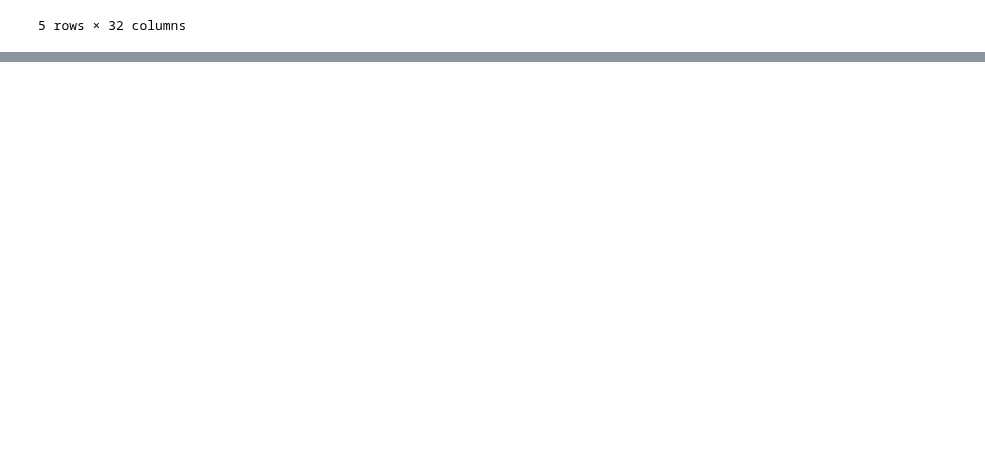
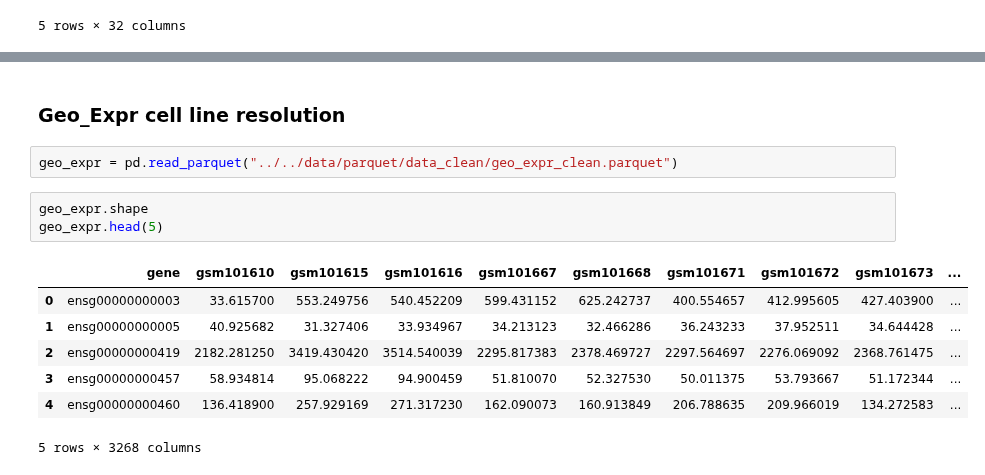
Before and after one commit to UoB-AstraZeneca-25-26/UoB-GeneTraceAI-25-26, a Jupyter notebook: src/notebooks/02b_trackB_key_resolution.ipynb, the cells around one changed output, grey strips where cells are left out. Saved outputs shown, nothing was run; the diff lists cells and outputs as text; blank space fills up the shorter version.

```diff
--- a/src/notebooks/02b_trackB_key_resolution.ipynb
+++ b/src/notebooks/02b_trackB_key_resolution.ipynb
@@ -1188,0 +1291,15 @@ sample_info.head(5)
+# %% [markdown]
+### Geo_Expr cell line resolution
+# %%
+geo_expr = pd.read_parquet("../../data/parquet/data_clean/geo_expr_clean.parquet")
+# %%
+geo_expr.shape
+geo_expr.head(5)
+# %% [output]
+|  | gene | gsm101610 | gsm101615 | gsm101616 | gsm101667 | gsm101668 | gsm101671 | gsm101672 | gsm101673 | ... |
+| 0 | ensg00000000003 | 33.615700 | 553.249756 | 540.452209 | 599.431152 | 625.242737 | 400.554657 | 412.995605 | 427.403900 | ... |
+| 1 | ensg00000000005 | 40.925682 | 31.327406 | 33.934967 | 34.213123 | 32.466286 | 36.243233 | 37.952511 | 34.644428 | ... |
+| 2 | ensg00000000419 | 2182.281250 | 3419.430420 | 3514.540039 | 2295.817383 | 2378.469727 | 2297.564697 | 2276.069092 | 2368.761475 | ... |
+| 3 | ensg00000000457 | 58.934814 | 95.068222 | 94.900459 | 51.810070 | 52.327530 | 50.011375 | 53.793667 | 51.172344 | ... |
+| 4 | ensg00000000460 | 136.418900 | 257.929169 | 271.317230 | 162.090073 | 160.913849 | 206.788635 | 209.966019 | 134.272583 | ... |
+5 rows × 3268 columns
```
Also changed, not shown: parts of 48 cells of this notebook.
